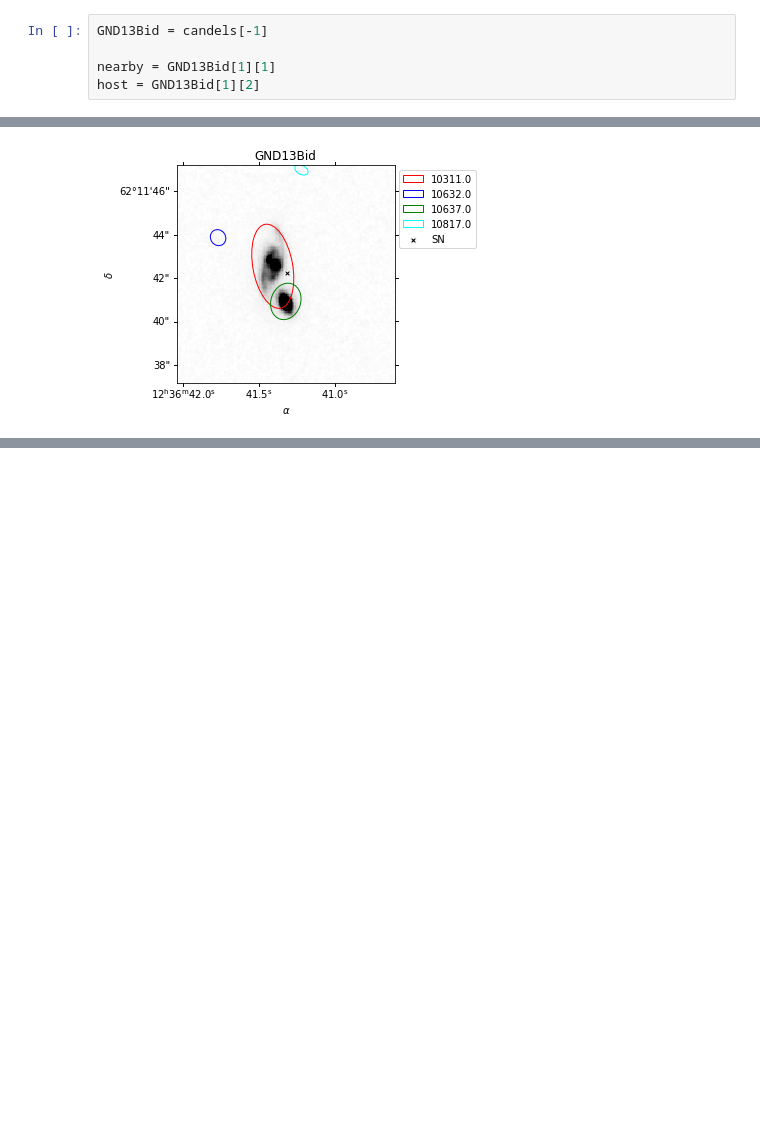
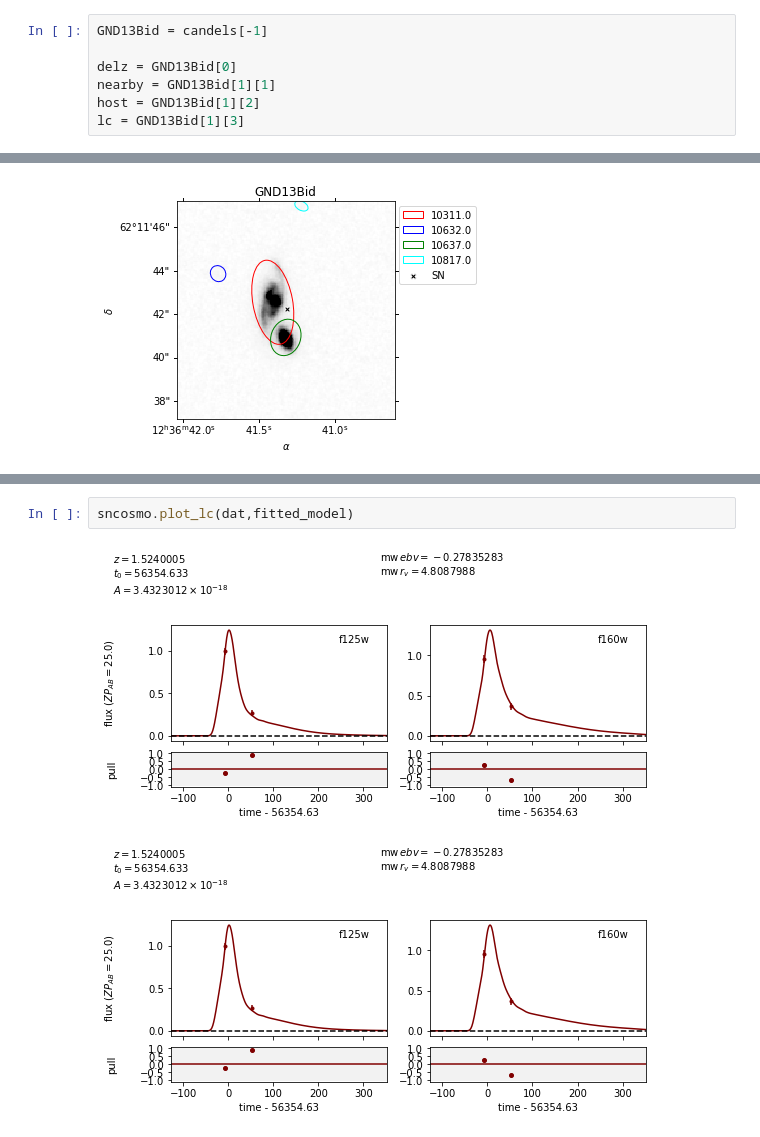
Before and after one commit to koconnor4/galaxy_catalogs, a Jupyter notebook: host_hists/candels/GND13Bid.ipynb, the cells around one changed output, grey strips where cells are left out. Cells and saved outputs as stored; diff of their text form; blank space fills up the shorter version.

```diff
--- a/host_hists/candels/GND13Bid.ipynb
+++ b/host_hists/candels/GND13Bid.ipynb
@@ -35,8 +36,10 @@ candels = pickle.load(open('delz_candels.pkl','rb'))
 # %%
 GND13Bid = candels[-1]
 
+delz = GND13Bid[0]
 nearby = GND13Bid[1][1]
 host = GND13Bid[1][2]
+lc = GND13Bid[1][3]
 # %%
 nick = GND13Bid[1][0]['name']
 # the SN skycoord location
@@ -111,0 +157,5 @@ tldr: Since the ids don't lineup, and the redshifts are varying slightly(evernot
+# %%
+sncosmo.plot_lc(dat,fitted_model)
+# %% [output]
+[figure, added]
+[figure, added]
```
Also changed, not shown: parts of 7 cells of this notebook, 2 other files.
